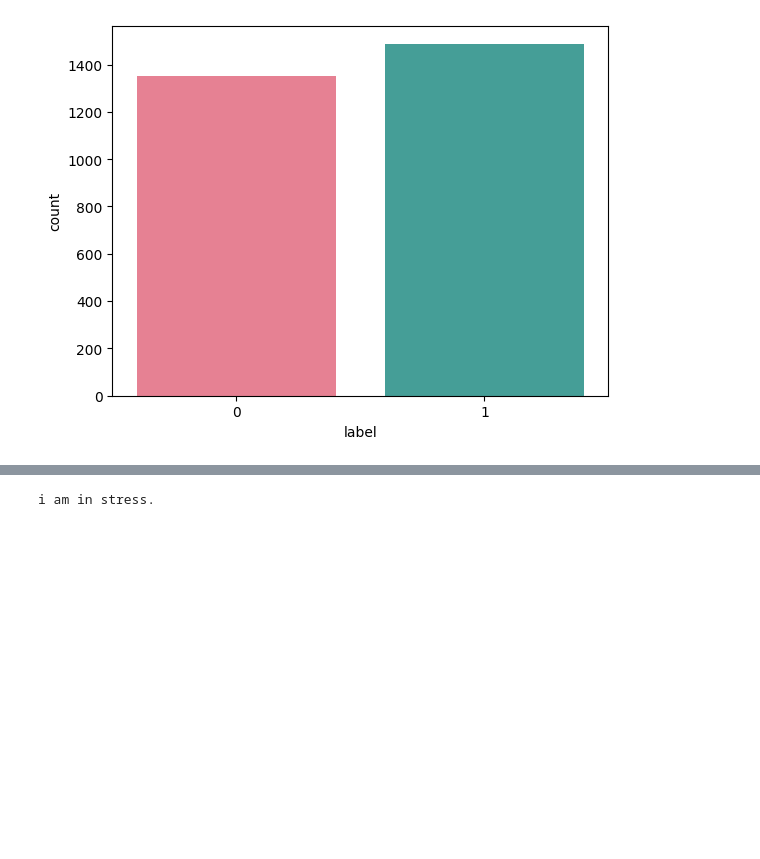
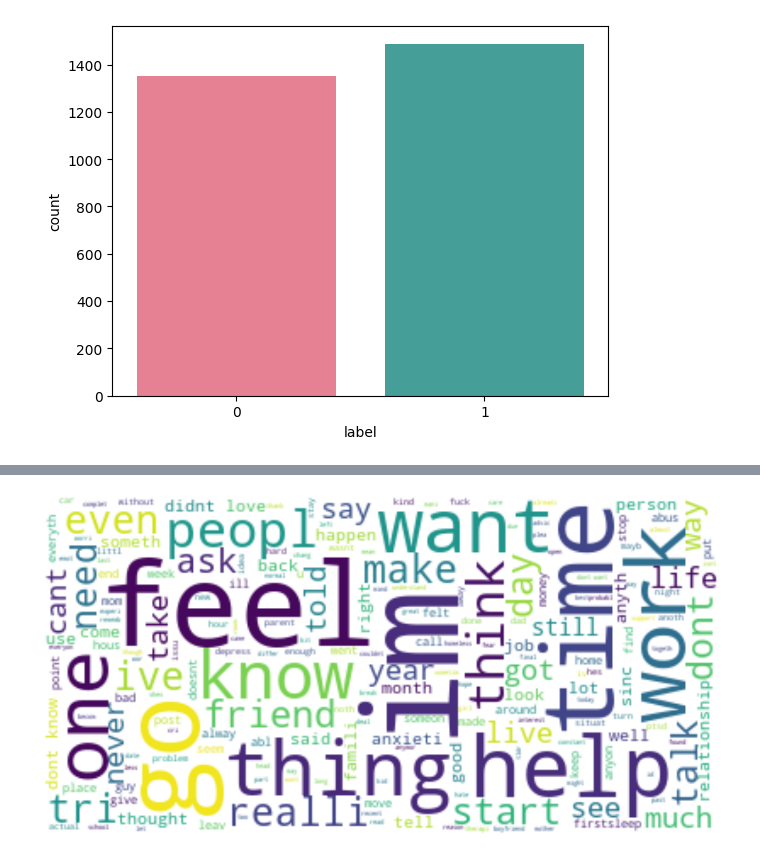
Before and after one commit to ankitpakhale/StressDetection, a Jupyter notebook: StressDetection.ipynb, the cells around one changed output, grey strips where cells are left out. Cells and saved outputs as stored; diff of their text form; code cells hidden in the pictures; blank space fills up the shorter version.

Commit message:
ploted wordcloud graph

```diff
--- a/StressDetection.ipynb
+++ b/StressDetection.ipynb
@@ -180,9 +179,37 @@ stopword = set(stopwords.words("english"))
-# %%
-def clean(text):
-    text = str(text).lower()
-    print(text)
-
-
-clean('I Am in Awesome.')
-# %% [output]
-i am in stress.
+# %%
+def clean(text):
+    text = str(text).lower()
+    text = re.sub('\[.*?\]', '', text)
+    text = re.sub('https?://\S+|www\.\S+', '', text)
+    text = re.sub('<.*?>+', '', text)
+    text = re.sub('[%s]' % re.escape(string.punctuation), '', text)
+    text = re.sub('\n', '', text)
+    text = re.sub('\w*\d\w*', '', text)
+    text = [word for word in text.split(' ') if word not in stopword]
+    text = " ".join(text)
+    text = [stemmer.stem(word) for word in text.split(' ')]
+    text = " ".join(text)
+    return text
+
+
+data['text'] = data['text'].apply(clean)
+# %%
+from wordcloud import WordCloud, STOPWORDS, ImageColorGenerator
+
+# Joining all text column data in single variable text
+allText = " ".join(i for i in data.text) # data.text is a column name
+
+# stopwordsFromLibrary contains stopwords that are coming from STOPWORDS library('a','about','above','after','again','against',) and converting it into set
+stopwordsFromLibrary = set(STOPWORDS)
+
+# creating a wordcloud including stopwordsFromLibrary and text column
+wordcloud = WordCloud(stopwords = stopwordsFromLibrary, background_color = "white").generate(allText)
+
+# plotting wordcloud graph
+plt.figure(figsize = (15, 10))
+plt.imshow(wordcloud, interpolation = 'bilinear')
+
+plt.axis("off") # x and y axis are off
+plt.show()
+# %% [output]
+[figure, added]
```
Also changed, not shown: parts of 3 cells of this notebook.
